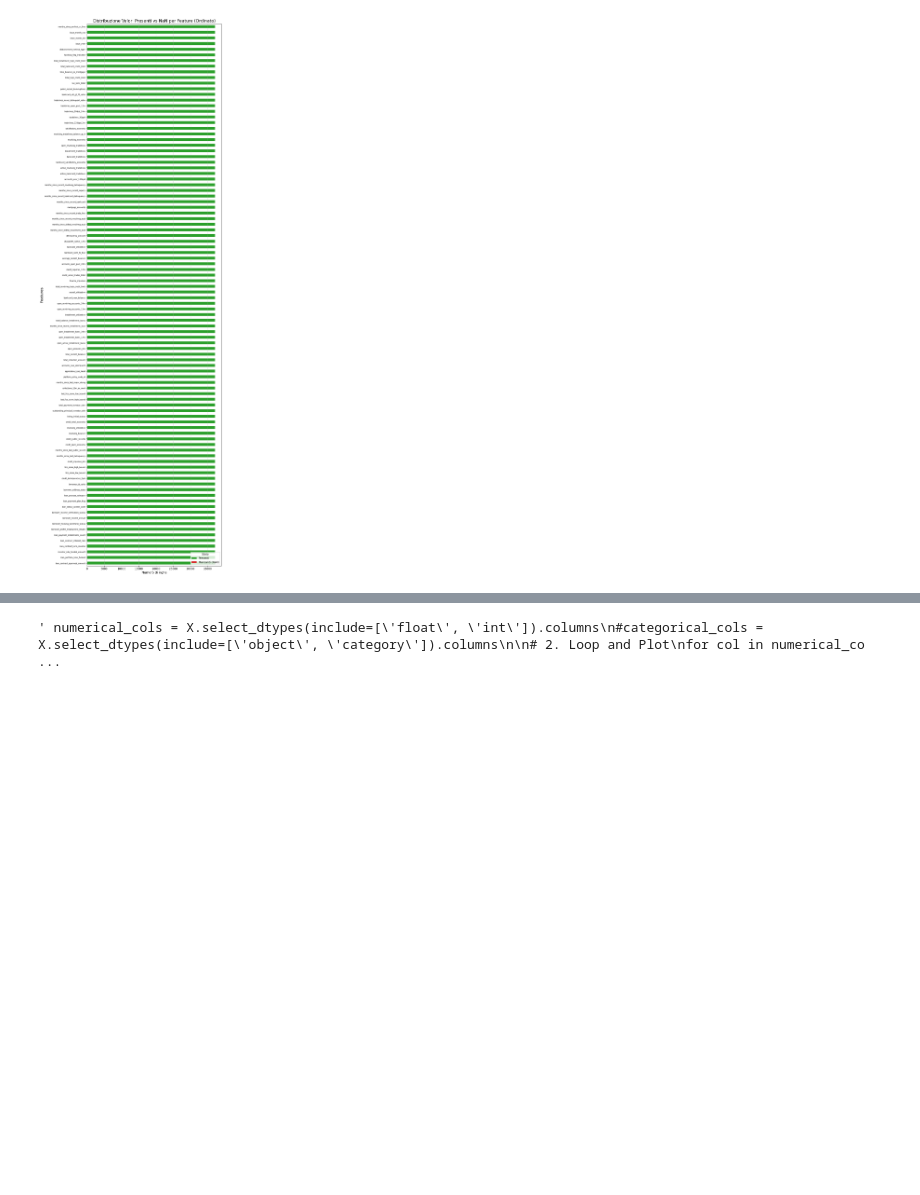
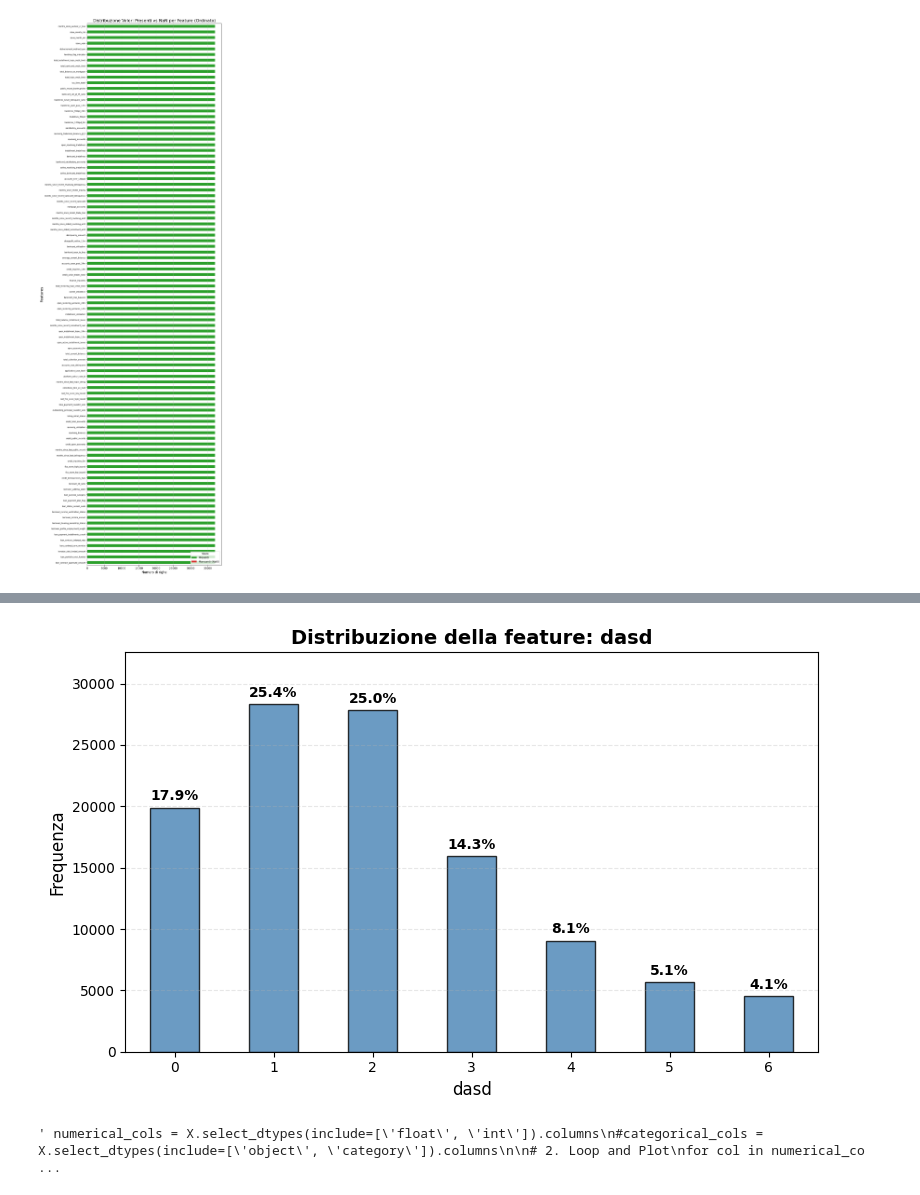
Before and after one commit to gabb-OS/loan-risk-rating-prediction, a Jupyter notebook: src/train.ipynb, the cells around one changed output, grey strips where cells are left out. Saved outputs shown, nothing was run; the diff lists cells and outputs as text; code cells hidden in the pictures; blank space fills up the shorter version.

```diff
--- a/src/train.ipynb
+++ b/src/train.ipynb
@@ -65,6 +88,10 @@ def plot_nan(df):
 # %%
 def plot_feature_distribution(df_feature, feature_name):
     """ Plot distribution of a given feature with percentages on top of bars """
+
+    # --- FIX: Convertiamo sempre in Pandas Series per sicurezza ---
+    if not isinstance(df_feature, pd.Series):
+        df_feature = pd.Series(df_feature)
 
     # 1. Calcolo frequenze e percentuali
     counts = df_feature.value_counts().sort_index()
@@ -165,7 +242,7 @@ def print_nan(df, types=None):
 # %%
 seed = 42
 
-FILENAME = "../data/train.csv"
+FILENAME = "data/train.csv"
 
 # features = []
 # %% [markdown]
@@ -531,3 +623,7 @@ print(summary_df.to_string(index=False)) """
+# %%
+plot_feature_distribution(y_train, "dasd")
+# %% [output]
+[figure, added]
 # %%
 ### OUTLIERS SCATTERPLOTS
 
```
Also changed, not shown: parts of 24 cells of this notebook.
